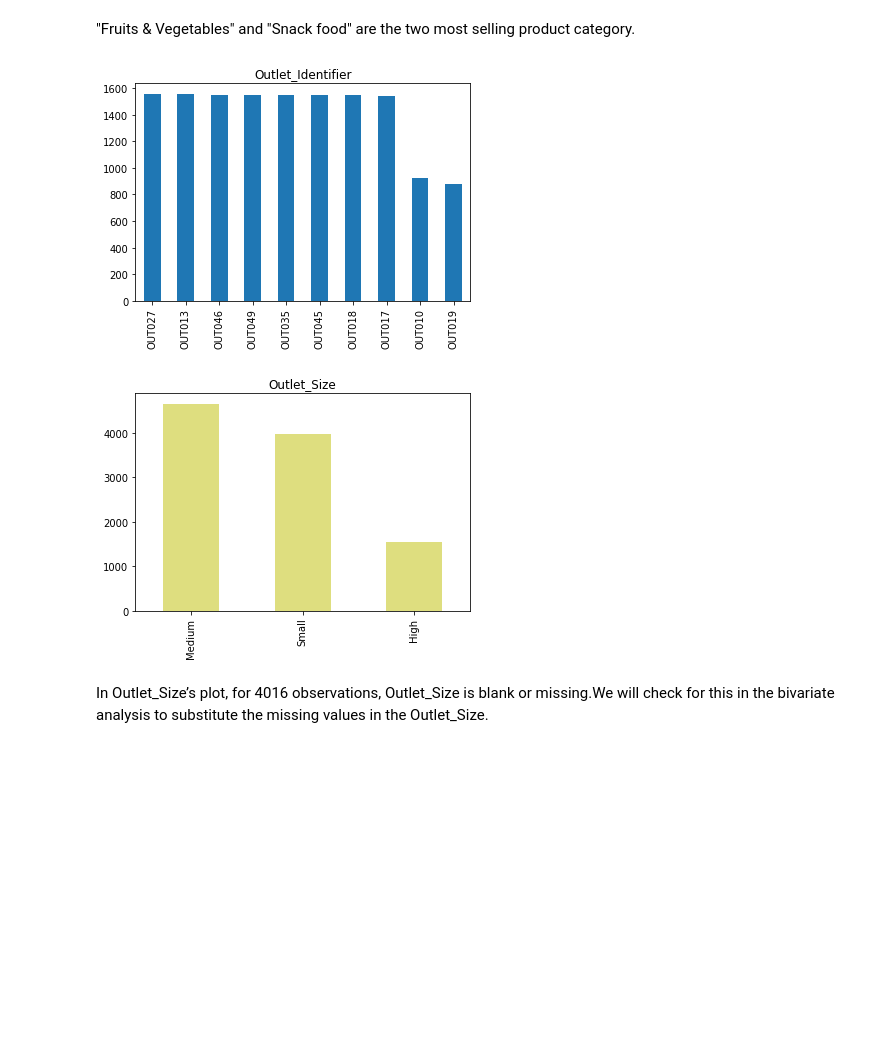
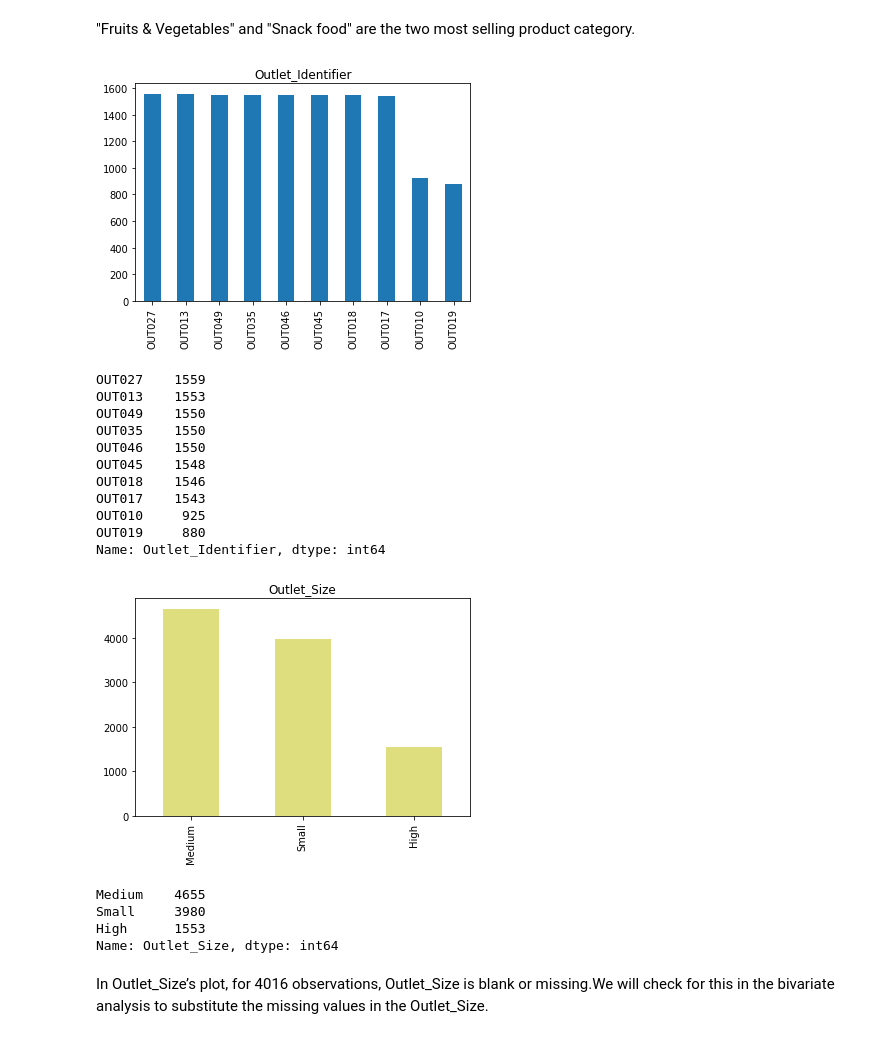
Before and after one commit to deepakmarichi/Big-Mart-Sales-Prediction, a Jupyter notebook: Sales_Prediction.ipynb, the cells around one changed output. Saved outputs shown, nothing was run; the diff lists cells and outputs as text; code cells hidden in the pictures; blank space fills up the shorter version.

```diff
--- a/Sales_Prediction.ipynb
+++ b/Sales_Prediction.ipynb
@@ -193,19 +227,36 @@ plt.show()
 # %%
 # Outlet_Identifier
 
 combined['Outlet_Identifier'].value_counts().plot.bar()
 plt.title('Outlet_Identifier')
 plt.show()
+combined['Outlet_Identifier'].value_counts()
 # %% [output]
-[figure, old version]
+[figure, new version]
+OUT027    1559
+OUT013    1553
+OUT049    1550
+OUT035    1550
+OUT046    1550
+OUT045    1548
+OUT018    1546
+OUT017    1543
+OUT010     925
+OUT019     880
+Name: Outlet_Identifier, dtype: int64
 # %%
 # Outlet_Size
 
 combined['Outlet_Size'].value_counts().plot.bar(color='y',alpha=0.5)
 plt.title('Outlet_Size')
 plt.show()
+combined['Outlet_Size'].value_counts()
 # %% [output]
-[figure, old version]
+[figure, new version]
+Medium    4655
+Small     3980
+High      1553
+Name: Outlet_Size, dtype: int64
 # %% [markdown]
 In Outlet_Size’s plot, for 4016 observations, Outlet_Size is blank or missing.We will check for this in the bivariate analysis to substitute the missing values in the Outlet_Size.
 # %%
```
Also changed, not shown: parts of 28 cells of this notebook.
